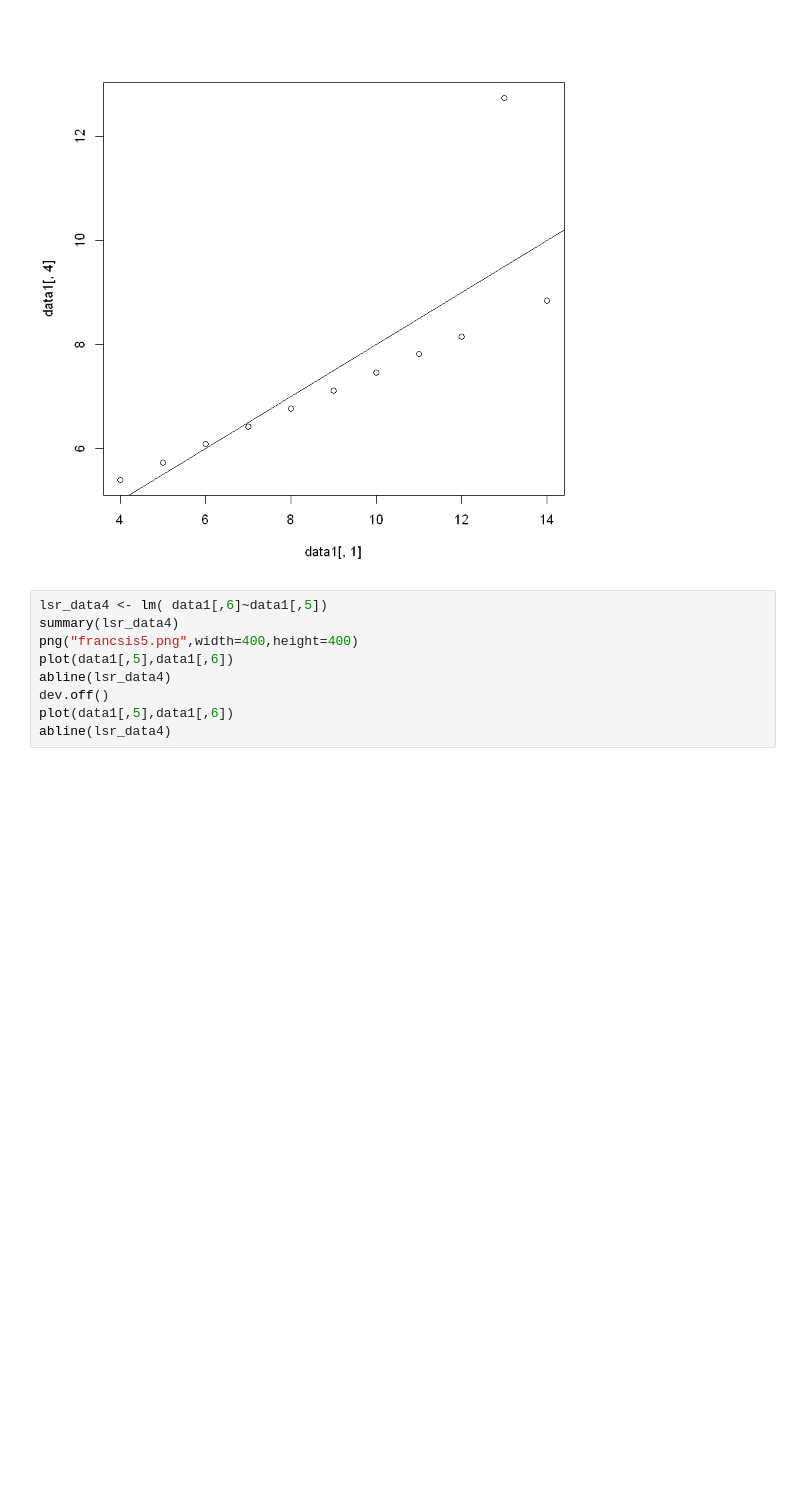
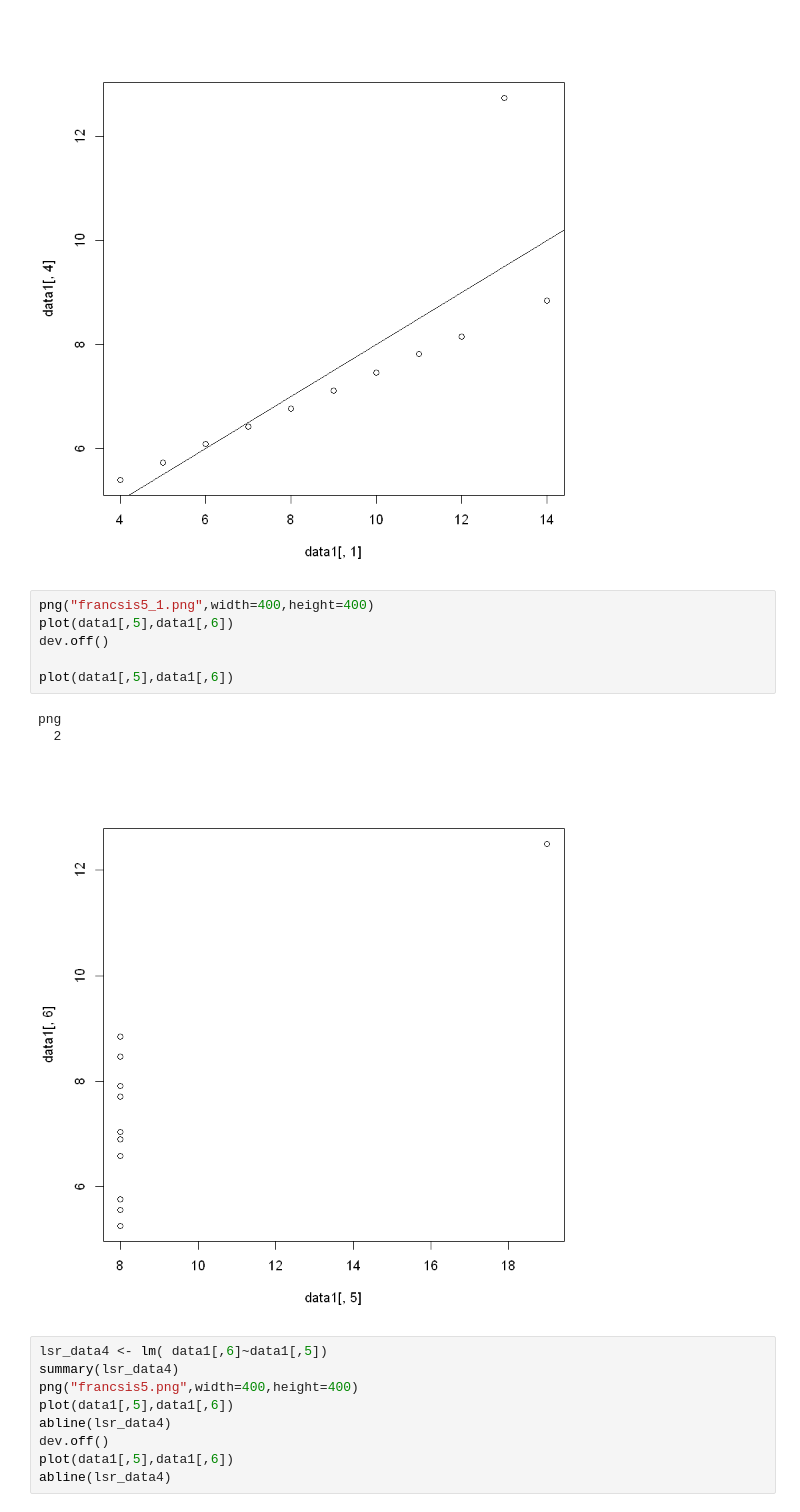
Before and after one commit to cosmosyoshihisa/jissen_data, a Jupyter notebook: Francsis.ipynb, the cells around one changed output. Drawn from its saved outputs; the diff is of its cells as text; blank space fills up the shorter version.

```diff
--- a/Francsis.ipynb
+++ b/Francsis.ipynb
@@ -124,6 +161,16 @@ F-statistic: 17.97 on 1 and 9 DF,  p-value: 0.002176
 png
   2
 [figure]
+# %%
+png("francsis5_1.png",width=400,height=400)
+plot(data1[,5],data1[,6])
+dev.off()
+
+plot(data1[,5],data1[,6])
+# %% [output]
+png
+  2
+[figure, added]
 # %%
 lsr_data4 <- lm( data1[,6]~data1[,5])
 summary(lsr_data4)
```
Also changed, not shown: parts of 4 cells of this notebook, 5 other files.
